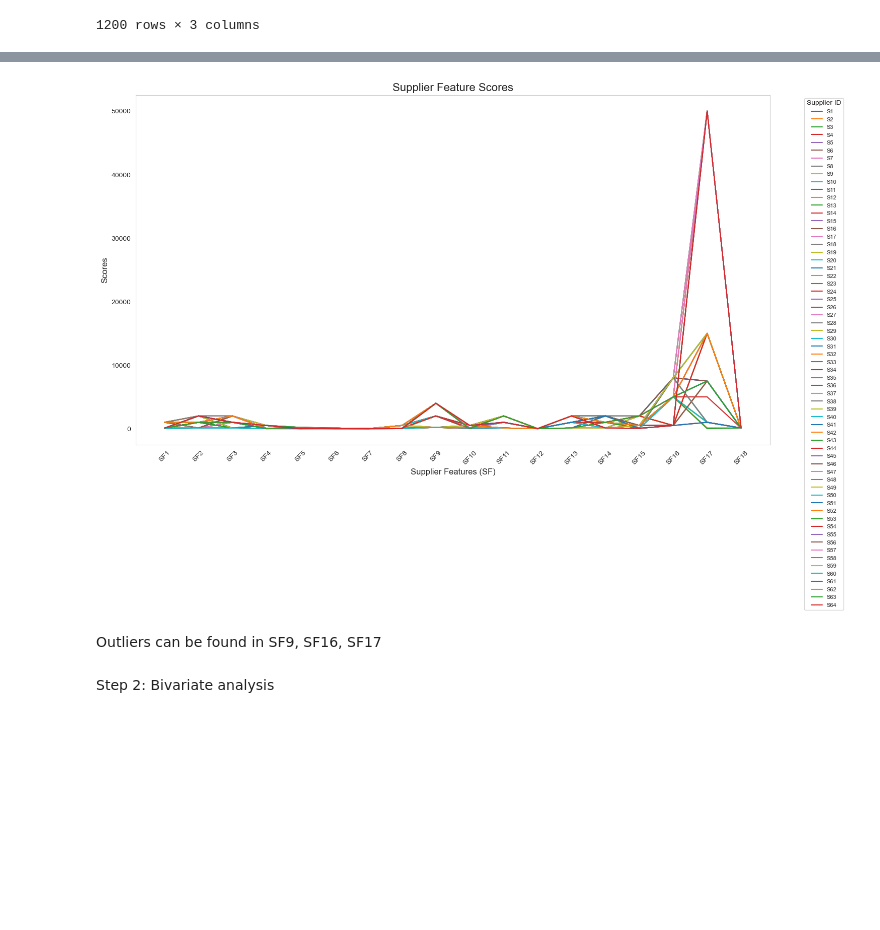
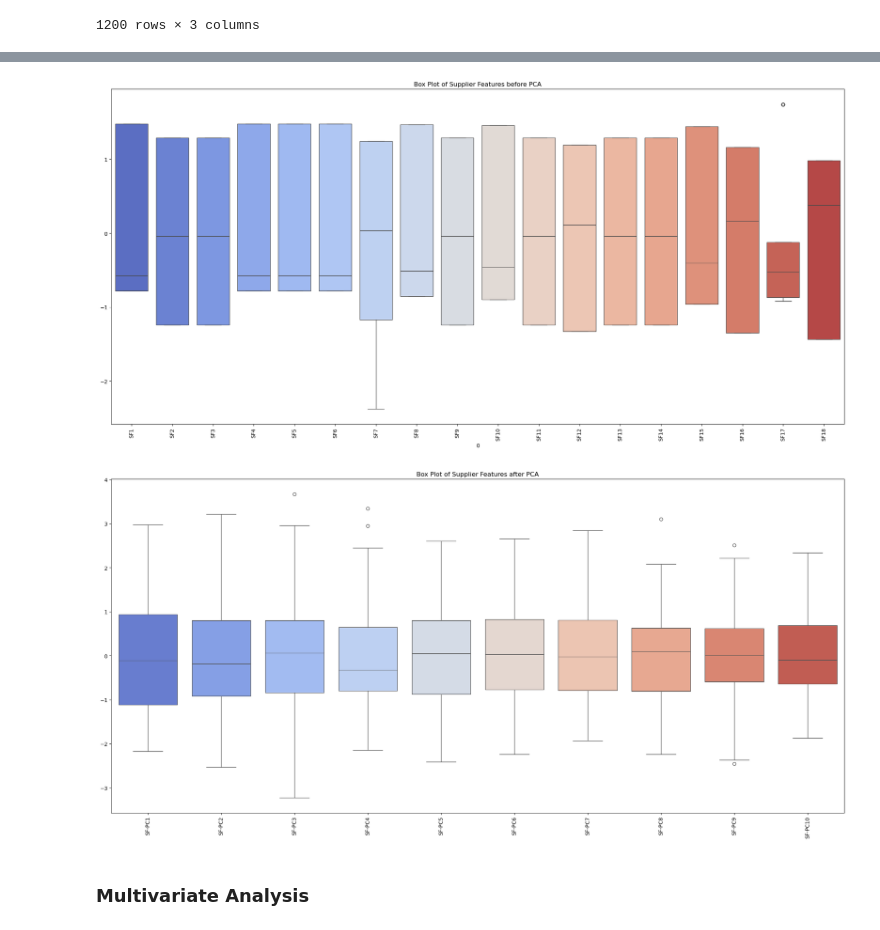
Before and after one commit to fazlur97/Python_EDA_Group, a Jupyter notebook: Final_notebooks/Step1_Step2.ipynb, the cells around one changed output, grey strips where cells are left out. Saved outputs shown, nothing was run; the diff lists cells and outputs as text; code cells hidden in the pictures; blank space fills up the shorter version.

Commit message:
Completed step 1 and 2

```diff
--- a/Final_notebooks/Step1_Step2.ipynb
+++ b/Final_notebooks/Step1_Step2.ipynb
@@ -142,8 +142,8 @@ memory usage: 180.1+ KB
 # %%
-# Remove columns that contain only 0.0 values
-columns_to_keep = (task_data != 0.0).any(axis=0)  # Identify columns with at least one non-zero value
-task_data = task_data.loc[:, columns_to_keep]    # Keep only these columns
-
+# Find columns that contain only 1 value
+columns_to_drop = task_data.columns[task_data.nunique() == 1]
+# Drop thos columns
+task_data = task_data.drop(columns_to_drop,axis=1)
 task_data.head()
 # %% [output]
 |  | TF1 | TF2 | TF3 | TF4 | TF5 | TF6 | TF7 | TF8 | TF9 | TF10 | ... | ... |
@@ -464,25 +503,23 @@ Plotting histograms for feature distribution...
 # %%
-# Plotting the line graph
-plt.figure(figsize=(15, 10))
-
-# Plot each supplier's data as a separate line
-for supplier_id in data.index:
-    plt.plot(data.columns, data.loc[supplier_id], label=supplier_id)
-
-# Enhancing the plot with labels and legend
-plt.title("Supplier Feature Scores", fontsize=16)
-plt.xlabel("Supplier Features (SF)", fontsize=12)
-plt.ylabel("Scores", fontsize=12)
-plt.xticks(rotation=45)
-plt.legend(title="Supplier ID", bbox_to_anchor=(1.05, 1), loc='upper left', fontsize=8)
+# Box Plots to Identify Outliers Before PCA
+plt.figure(figsize=(20, 10))
+sns.boxplot(data=scaled_suppliers, palette="coolwarm")
+plt.title("Box Plot of Supplier Features before PCA")
+plt.xticks(rotation=90)
 plt.tight_layout()
-
-# Display the plot
 plt.show()
 # %% [output]
-[figure, old version]
+[figure, new version]
-# %% [markdown]
-Outliers can be found in SF9, SF16, SF17
+# %%
+# Box Plots to Identify Outliers After PCA
+plt.figure(figsize=(20, 10))
+sns.boxplot(data=suppliers_pca, palette="coolwarm")
+plt.title("Box Plot of Supplier Features after PCA")
+plt.xticks(rotation=90)
+plt.tight_layout()
+plt.show()
+# %% [output]
+[figure, added]
 # %% [markdown]
-Step 2: Bivariate analysis
+### Multivariate Analysis
 # %%
```
Also changed, not shown: parts of 60 cells of this notebook.
